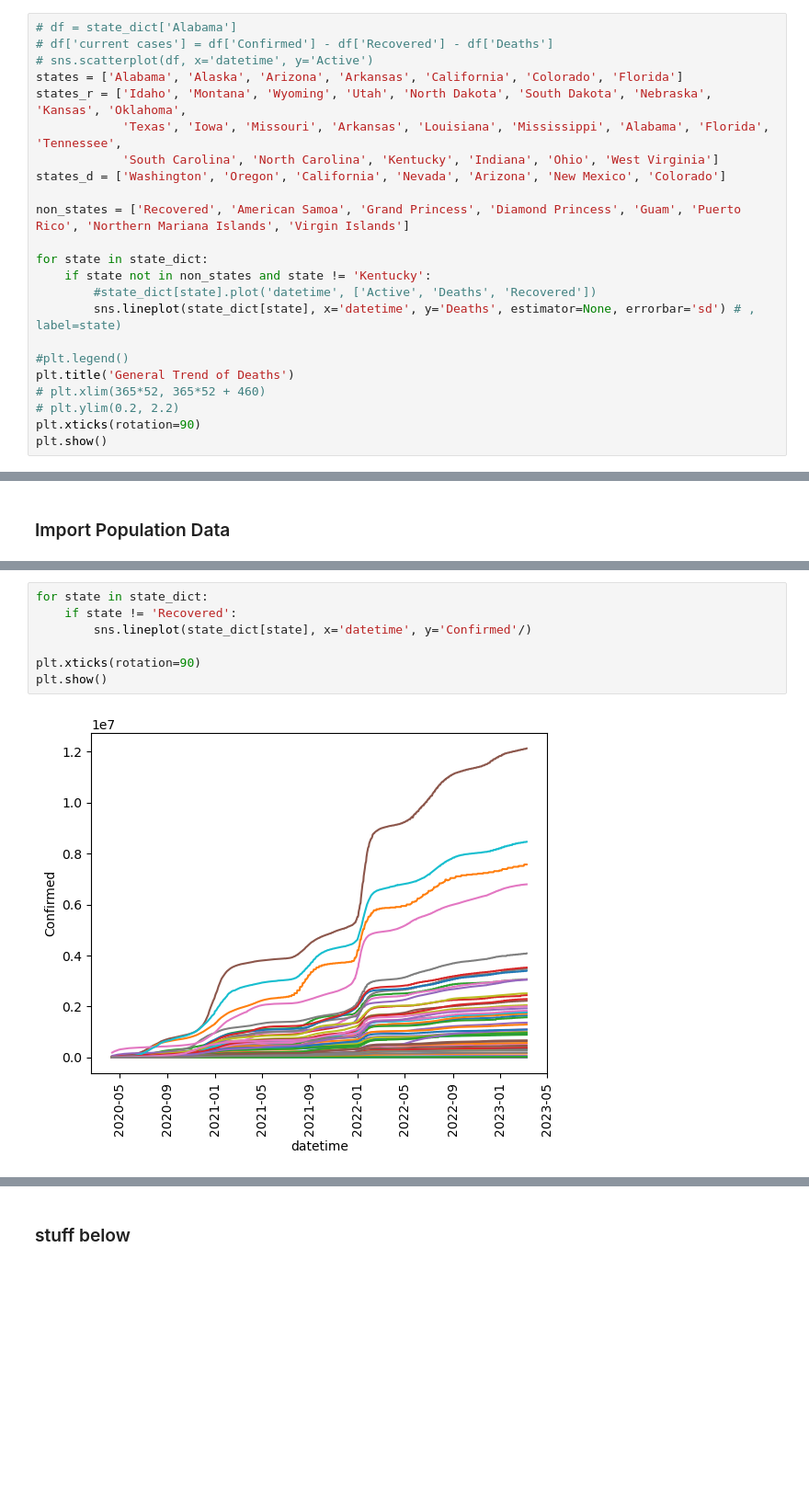
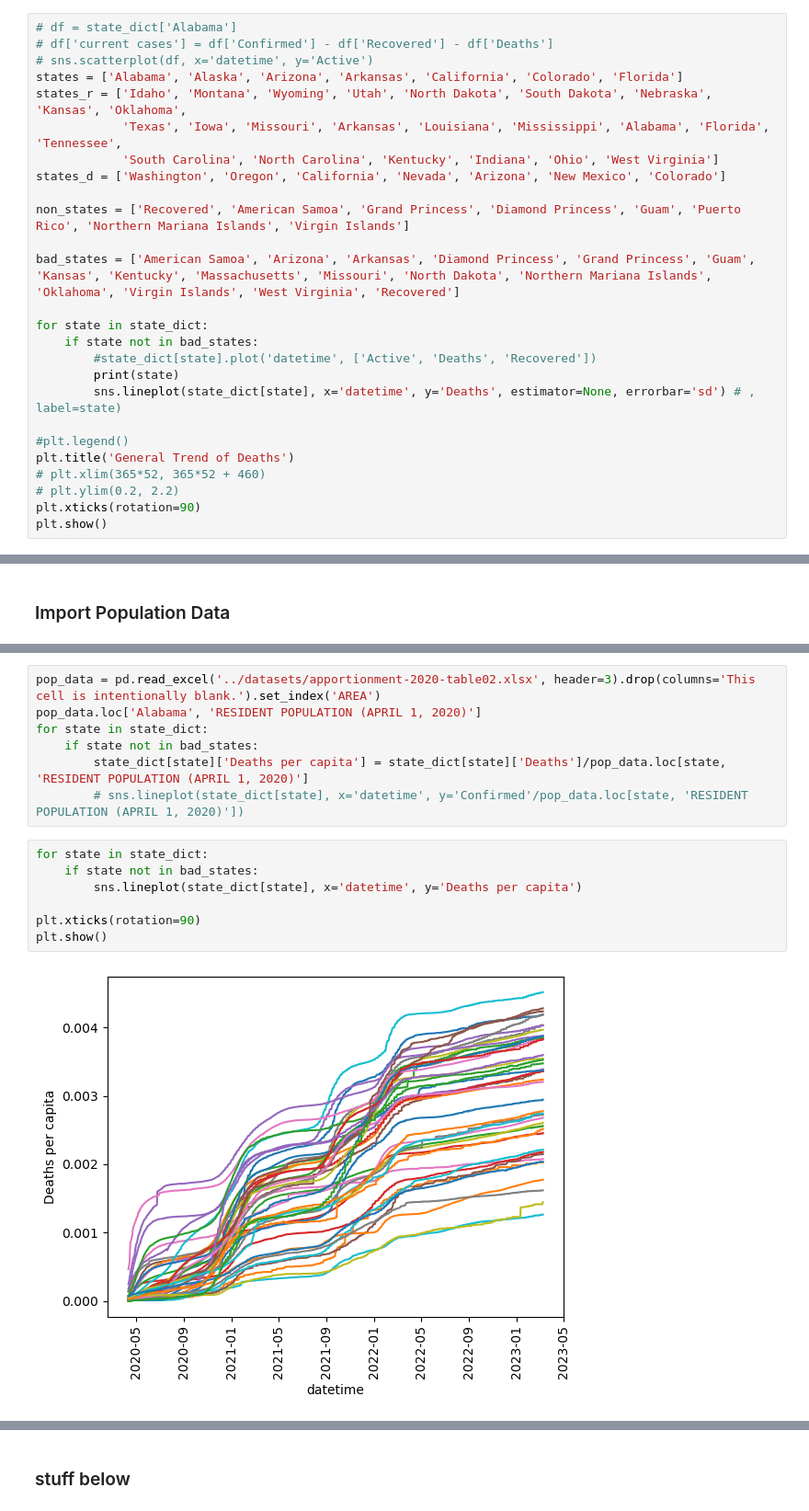
Before and after one commit to jaycee-pang/data200s-covid19, a Jupyter notebook: eda_sw.ipynb, the cells around one changed output, grey strips where cells are left out. Shown at 92% size. Drawn from its saved outputs; the diff is of its cells as text; blank space fills up the shorter version.

```diff
--- a/eda_sw.ipynb
+++ b/eda_sw.ipynb
@@ -182,9 +182,12 @@ states_d = ['Washington', 'Oregon', 'California', 'Nevada', 'Arizona', 'New Mexi
 
 non_states = ['Recovered', 'American Samoa', 'Grand Princess', 'Diamond Princess', 'Guam', 'Puerto Rico', 'Northern Mariana Islands', 'Virgin Islands']
 
+bad_states = ['American Samoa', 'Arizona', 'Arkansas', 'Diamond Princess', 'Grand Princess', 'Guam', 'Kansas', 'Kentucky', 'Massachusetts', 'Missouri', 'North Dakota', 'Northern Mariana Islands', 'Oklahoma', 'Virgin Islands', 'West Virginia', 'Recovered']
+
 for state in state_dict:
-    if state not in non_states and state != 'Kentucky':
+    if state not in bad_states:
         #state_dict[state].plot('datetime', ['Active', 'Deaths', 'Recovered'])
+        print(state)
         sns.lineplot(state_dict[state], x='datetime', y='Deaths', estimator=None, errorbar='sd') # , label=state)
 
 #plt.legend()
@@ -210,9 +220,16 @@ pop_data.head()
+# %%
+pop_data = pd.read_excel('../datasets/apportionment-2020-table02.xlsx', header=3).drop(columns='This cell is intentionally blank.').set_index('AREA')
+pop_data.loc['Alabama', 'RESIDENT POPULATION (APRIL 1, 2020)']
+for state in state_dict:
+    if state not in bad_states:
+        state_dict[state]['Deaths per capita'] = state_dict[state]['Deaths']/pop_data.loc[state, 'RESIDENT POPULATION (APRIL 1, 2020)']
+        # sns.lineplot(state_dict[state], x='datetime', y='Confirmed'/pop_data.loc[state, 'RESIDENT POPULATION (APRIL 1, 2020)'])
 # %%
 for state in state_dict:
-    if state != 'Recovered':
-        sns.lineplot(state_dict[state], x='datetime', y='Confirmed'/)
+    if state not in bad_states:
+        sns.lineplot(state_dict[state], x='datetime', y='Deaths per capita')
 
 plt.xticks(rotation=90)
 plt.show()
 # %% [output]
-[figure, old version]
+[figure, new version]
```
Also changed, not shown: parts of 33 cells of this notebook, 3 other files.
